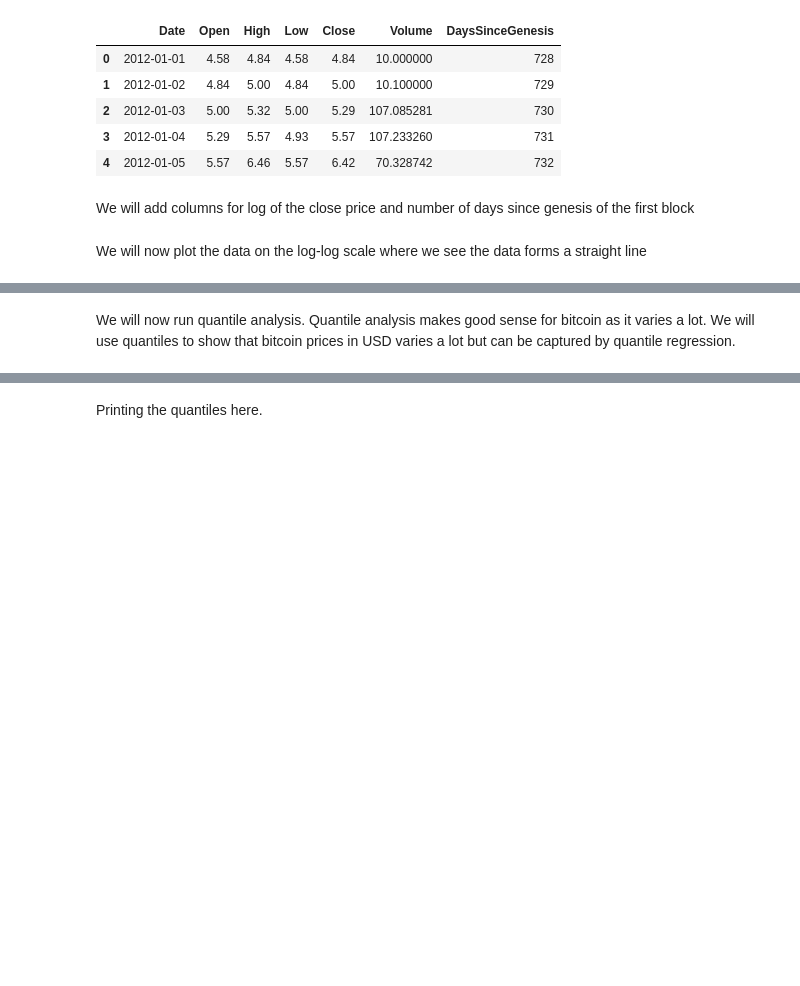
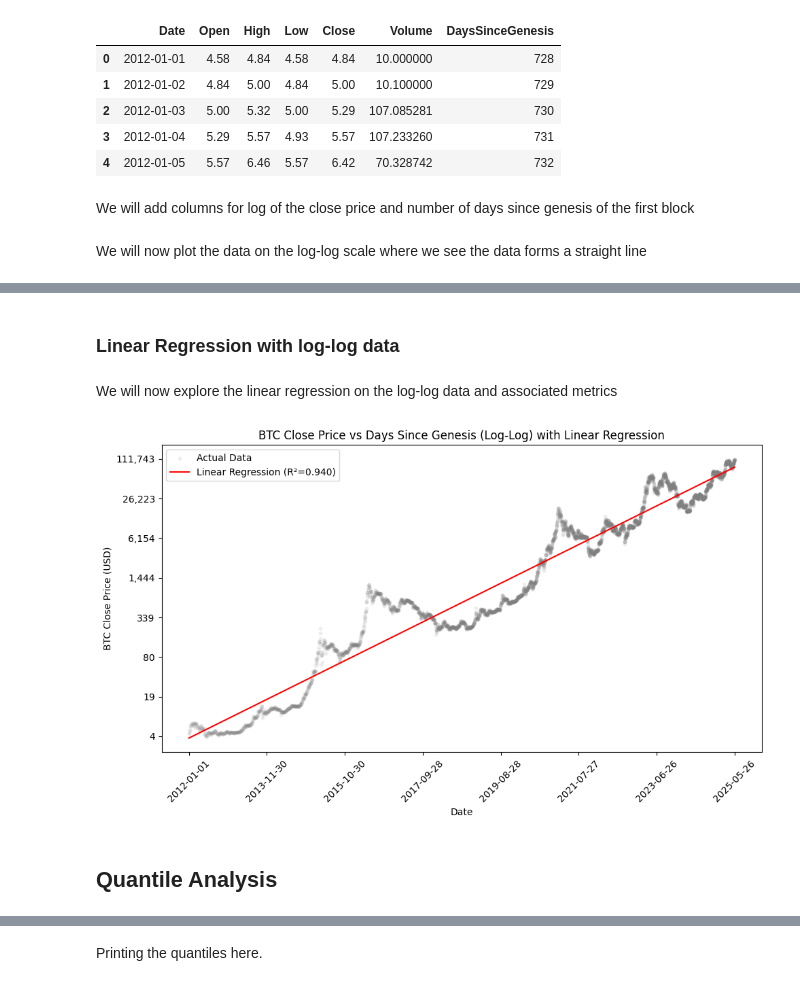
Before and after one commit to tpp6me/bitcoin_quantiles, a Jupyter notebook: bitcoin_quantile_studies_daily_kaggle_data.ipynb, the cells around one changed output, grey strips where cells are left out. Cells and saved outputs as stored; diff of their text form; code cells hidden in the pictures; blank space fills up the shorter version.

```diff
--- a/bitcoin_quantile_studies_daily_kaggle_data.ipynb
+++ b/bitcoin_quantile_studies_daily_kaggle_data.ipynb
@@ -105,2 +137,39 @@ plt.show()
-# %% [markdown]
-We will now run quantile analysis. Quantile analysis makes good sense for bitcoin as it varies a lot. We will use quantiles to show that bitcoin prices in USD varies a lot but can be captured by quantile regression.
+# %% [markdown]
+### Linear Regression with log-log data
+# %% [markdown]
+We will now explore the linear regression on the log-log data and associated metrics
+# %%
+from sklearn.linear_model import LinearRegression
+from sklearn.metrics import r2_score
+
+# Prepare data for regression
+X_lin = daily_df[['log_days_since_genesis']].values
+y_lin = daily_df['log_Close'].values
+
+# Fit linear regression
+linreg = LinearRegression()
+linreg.fit(X_lin, y_lin)
+y_pred = linreg.predict(X_lin)
+score = r2_score(y_lin, y_pred)
+
+# Plot actual data and regression line
+fig, ax = plt.subplots(figsize=(10, 6))
+ax.scatter(daily_df['log_days_since_genesis'], daily_df['log_Close'], label='Actual Data', color='grey', alpha=0.1, s=10)
+ax.plot(daily_df['log_days_since_genesis'], y_pred, color='red', label=f'Linear Regression (R²={score:.3f})')
+
+# Set x-ticks and y-ticks as before
+ax.set_xticks(xticks)
+ax.set_xticklabels(xtick_labels, rotation=45)
+ax.set_yticks(yticks)
+ax.set_yticklabels(ytick_labels)
+
+ax.set_xlabel('Date')
+ax.set_ylabel('BTC Close Price (USD)')
+ax.set_title('BTC Close Price vs Days Since Genesis (Log-Log) with Linear Regression')
+ax.legend()
+plt.tight_layout()
+plt.show()
+# %% [output]
+[figure, added]
+# %% [markdown]
+## Quantile Analysis
```
Also changed, not shown: parts of 27 cells of this notebook.
